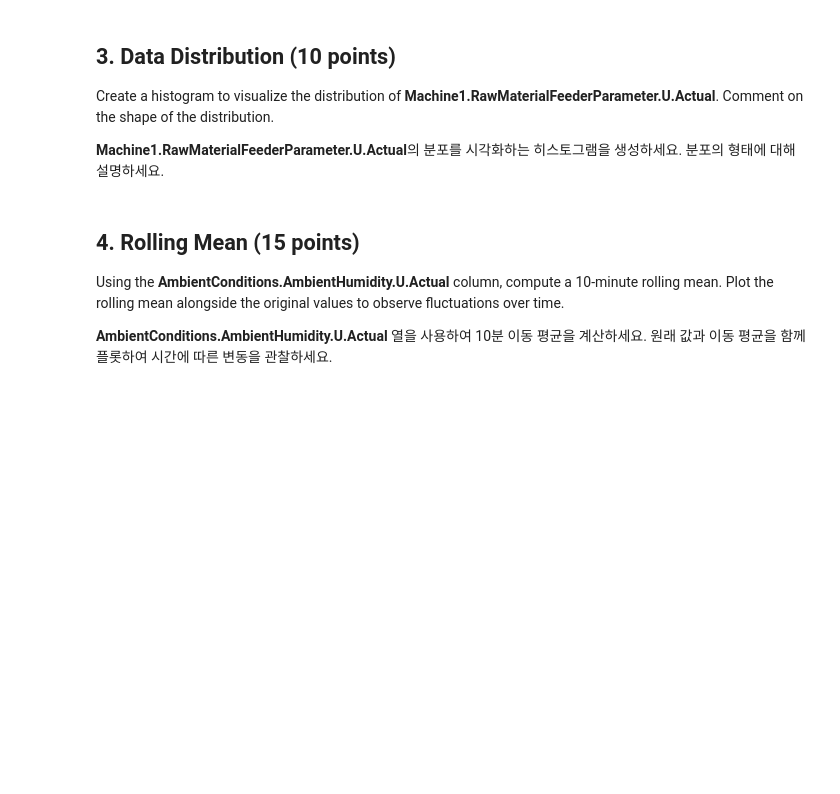
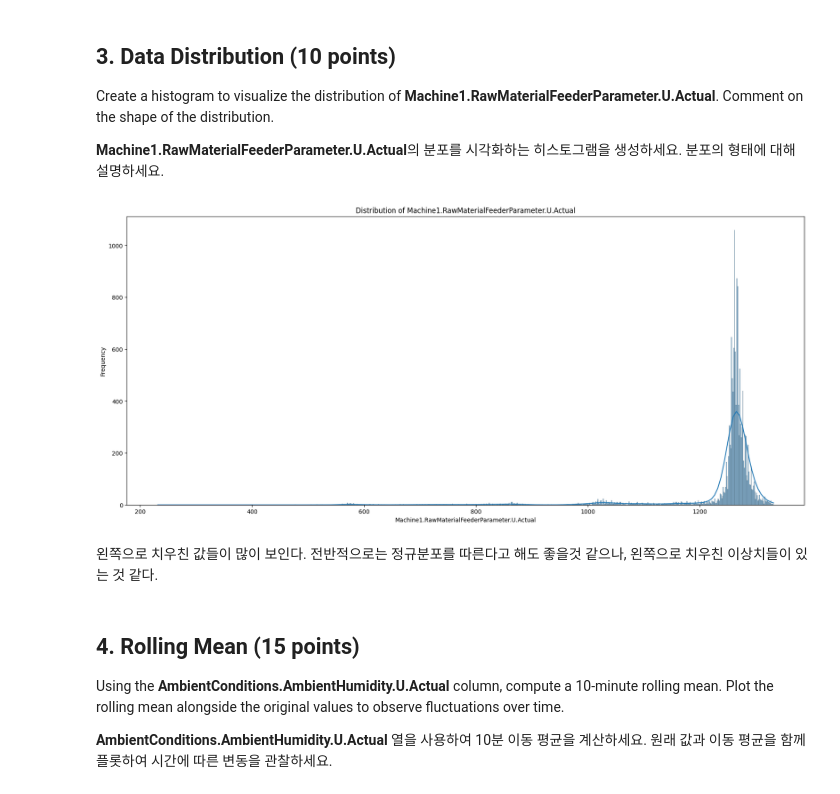
Before and after one commit to hansanghooon/24510115_assign1, a Jupyter notebook: DAEM_Midterm_practical_test.ipynb, the cells around one changed output. Drawn from its saved outputs; the diff is of its cells as text; code cells hidden in the pictures; blank space fills up the shorter version.

```diff
--- a/DAEM_Midterm_practical_test.ipynb
+++ b/DAEM_Midterm_practical_test.ipynb
@@ -365,6 +337,18 @@ Filter the data to display only records where **Machine1.Zone1Temperature.C.Actu
    Create a histogram to visualize the distribution of **Machine1.RawMaterialFeederParameter.U.Actual**. Comment on the shape of the distribution.
 
 **Machine1.RawMaterialFeederParameter.U.Actual**의 분포를 시각화하는 히스토그램을 생성하세요. 분포의 형태에 대해 설명하세요.
+# %%
+
+plt.figure(figsize=(21, 9))
+sns.histplot(data2['Machine1.RawMaterialFeederParameter.U.Actual'], kde=True)
+plt.title('Distribution of Machine1.RawMaterialFeederParameter.U.Actual')
+plt.xlabel('Machine1.RawMaterialFeederParameter.U.Actual')
+plt.ylabel('Frequency')
+plt.show()
+# %% [output]
+[figure, added]
+# %% [markdown]
+왼쪽으로 치우친 값들이 많이 보인다. 전반적으로는 정규분포를 따른다고 해도 좋을것 같으나, 왼쪽으로 치우친 이상치들이 있는 것 같다.
 # %% [markdown]
 ## 4. Rolling Mean (15 points)
    Using the **AmbientConditions.AmbientHumidity.U.Actual** column, compute a 10-minute rolling mean. Plot the rolling mean alongside the original values to observe fluctuations over time.
```
Also changed, not shown: parts of 24 cells of this notebook.
